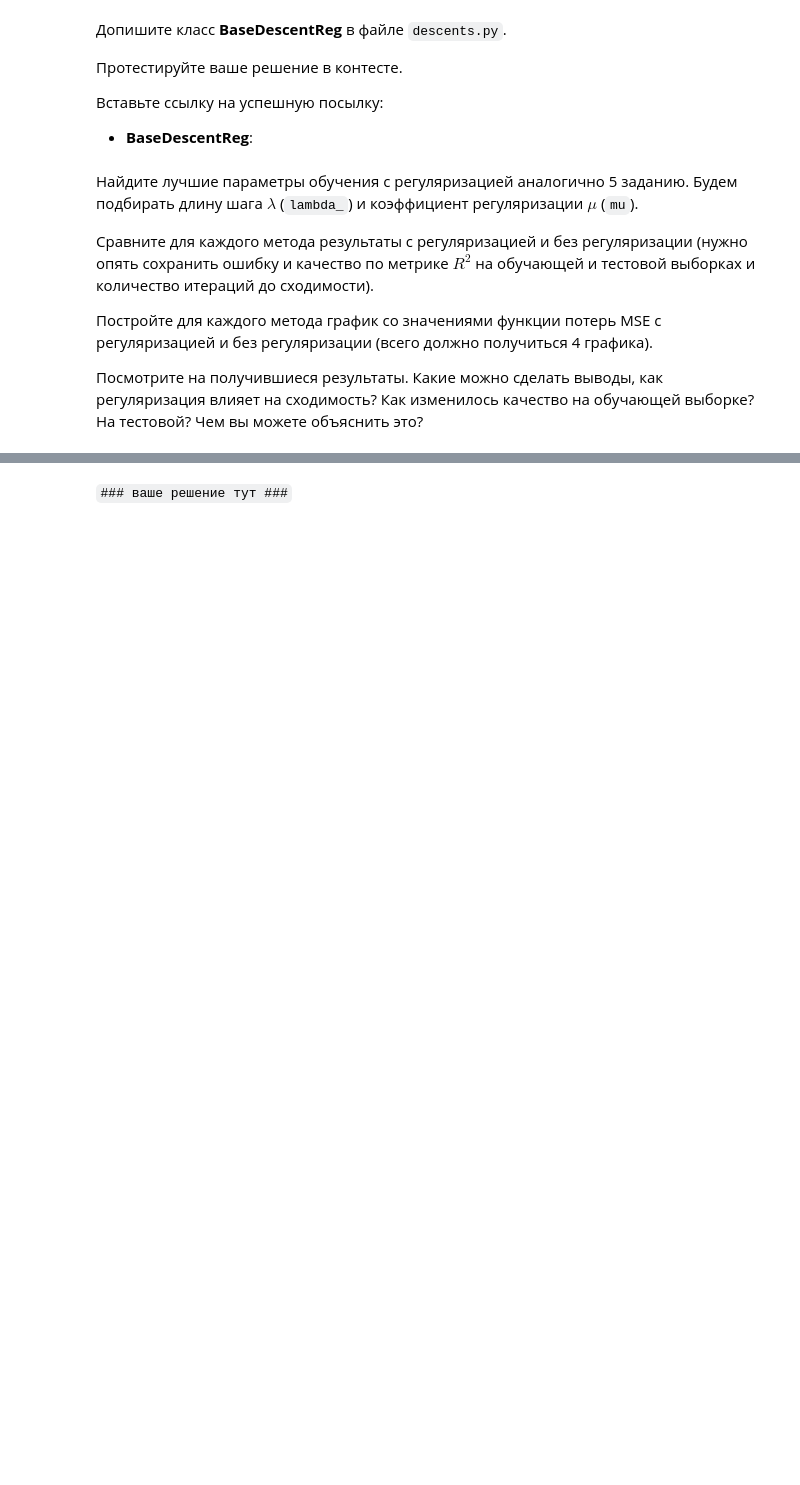
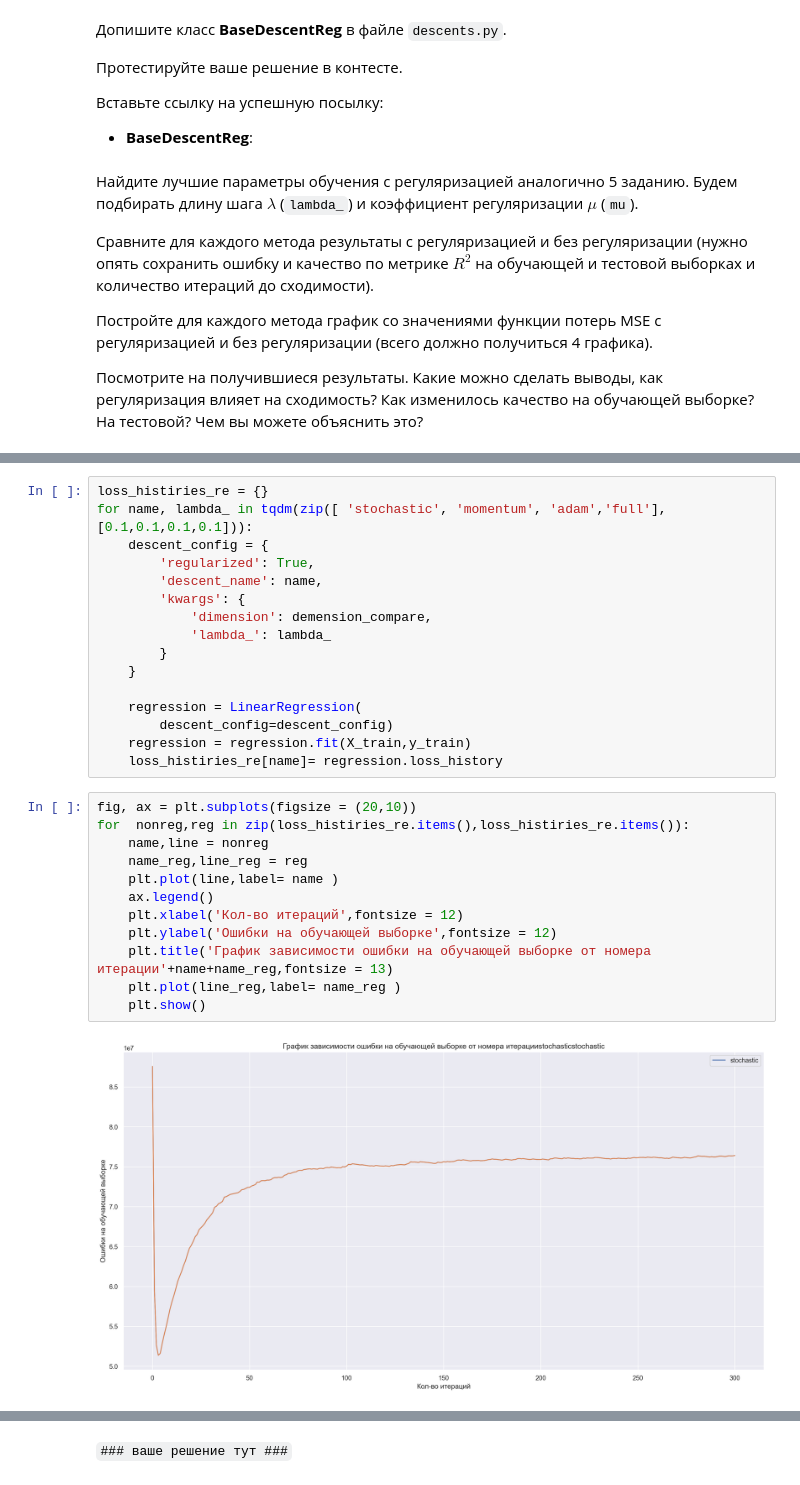
Before and after one commit to Nojatij/ml_courses, a Jupyter notebook: 1_st_course/homework/hw3/homework-practice-03-gd.ipynb, the cells around one changed output, grey strips where cells are left out. Saved outputs shown, nothing was run; the diff lists cells and outputs as text; blank space fills up the shorter version.

```diff
--- a/1_st_course/homework/hw3/homework-practice-03-gd.ipynb
+++ b/1_st_course/homework/hw3/homework-practice-03-gd.ipynb
@@ -869,0 +896,30 @@ $$
+# %%
+loss_histiries_re = {}
+for name, lambda_ in tqdm(zip([ 'stochastic', 'momentum', 'adam','full'],[0.1,0.1,0.1,0.1])):
+    descent_config = {
+        'regularized': True,
+        'descent_name': name,
+        'kwargs': {
+            'dimension': demension_compare,
+            'lambda_': lambda_
+        }
+    }
+
+    regression = LinearRegression(
+        descent_config=descent_config)
+    regression = regression.fit(X_train,y_train)
+    loss_histiries_re[name]= regression.loss_history
+# %%
+fig, ax = plt.subplots(figsize = (20,10))
+for  nonreg,reg in zip(loss_histiries_re.items(),loss_histiries_re.items()):
+    name,line = nonreg
+    name_reg,line_reg = reg
+    plt.plot(line,label= name )
+    ax.legend()
+    plt.xlabel('Кол-во итераций',fontsize = 12)
+    plt.ylabel('Ошибки на обучающей выборке',fontsize = 12)
+    plt.title('График зависимости ошибки на обучающей выборке от номера итерации'+name+name_reg,fontsize = 13)
+    plt.plot(line_reg,label= name_reg )
+    plt.show()
+# %% [output]
+[figure, added]
```
Also changed, not shown: parts of 5 cells of this notebook.
